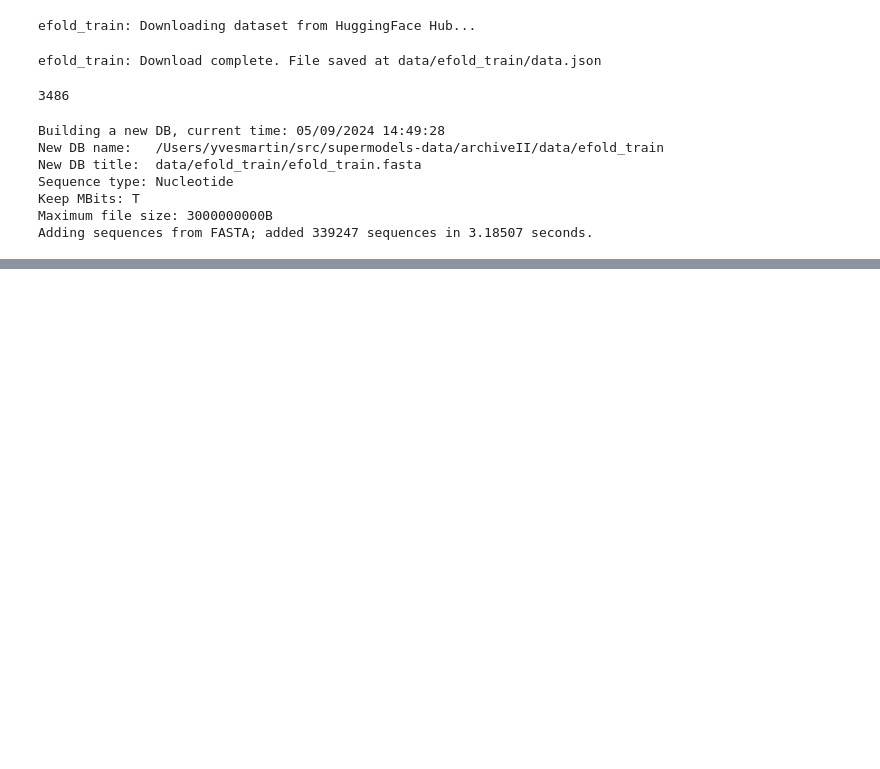
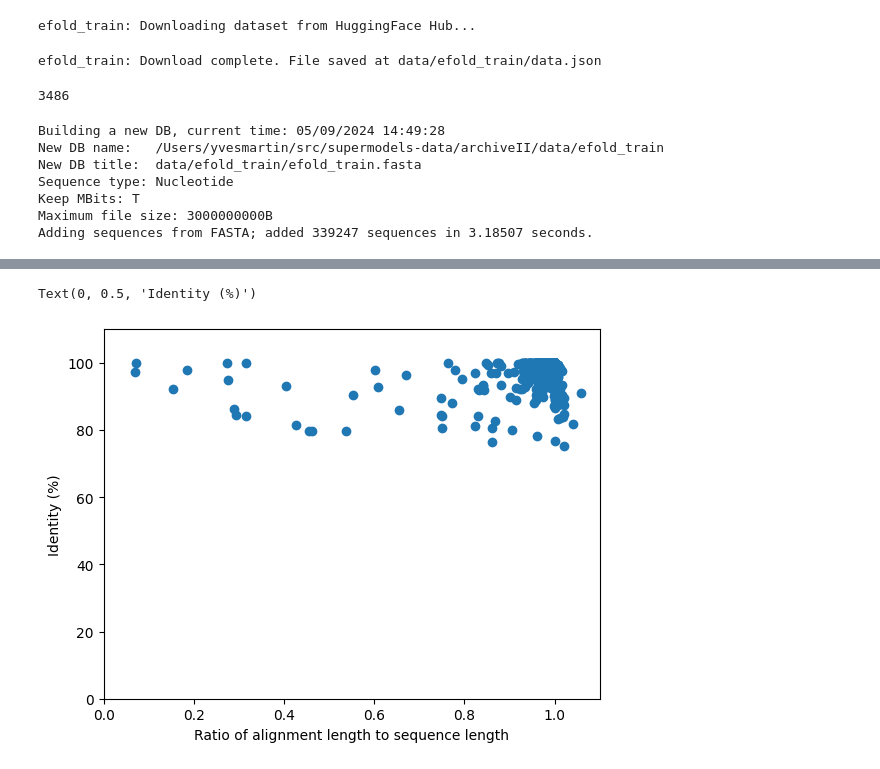
Before and after one commit to rouskinlab/efold_data, a Jupyter notebook: archiveII/archiveII.ipynb, the cells around one changed output, grey strips where cells are left out. Saved outputs shown, nothing was run; the diff lists cells and outputs as text; code cells hidden in the pictures; blank space fills up the shorter version.

Commit message:
graphd

```diff
--- a/archiveII/archiveII.ipynb
+++ b/archiveII/archiveII.ipynb
@@ -88,0 +101,14 @@ len(df_blast)
+# %%
+df = pd.merge(df_blast, pd.DataFrame.from_dict(data, orient='index'), left_on='query', right_index=True, how='inner')
+df['ratio'] = df['length'].astype(int) / df['sequence'].apply(len)
+
+import matplotlib.pyplot as plt
+
+plt.scatter(df['ratio'], df['identity'].astype(float))
+plt.xlim(0, 1.1)
+plt.ylim(0, 110)
+plt.xlabel('Ratio of alignment length to sequence length')
+plt.ylabel('Identity (%)')
+# %% [output]
+Text(0, 0.5, 'Identity (%)')
+[figure, added]
```
Also changed, not shown: parts of 3 cells of this notebook, 1 other file.
